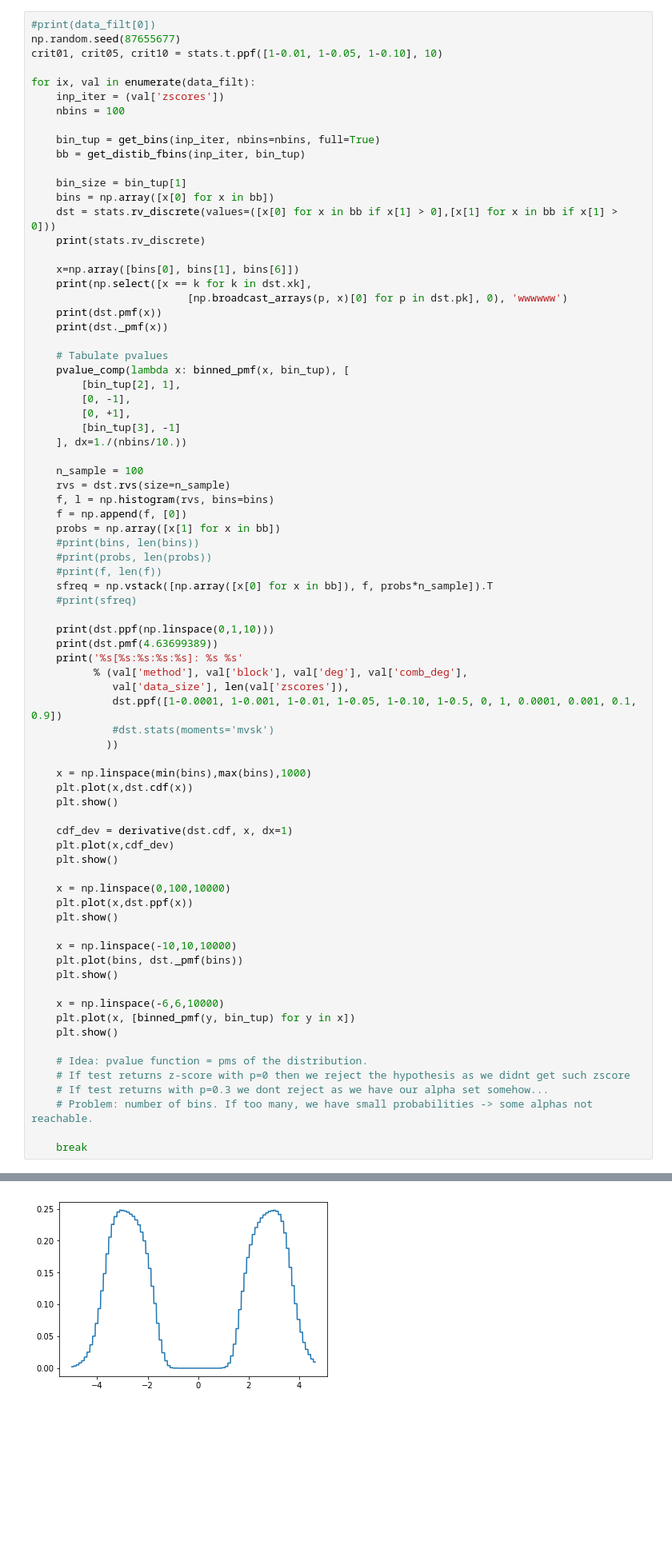
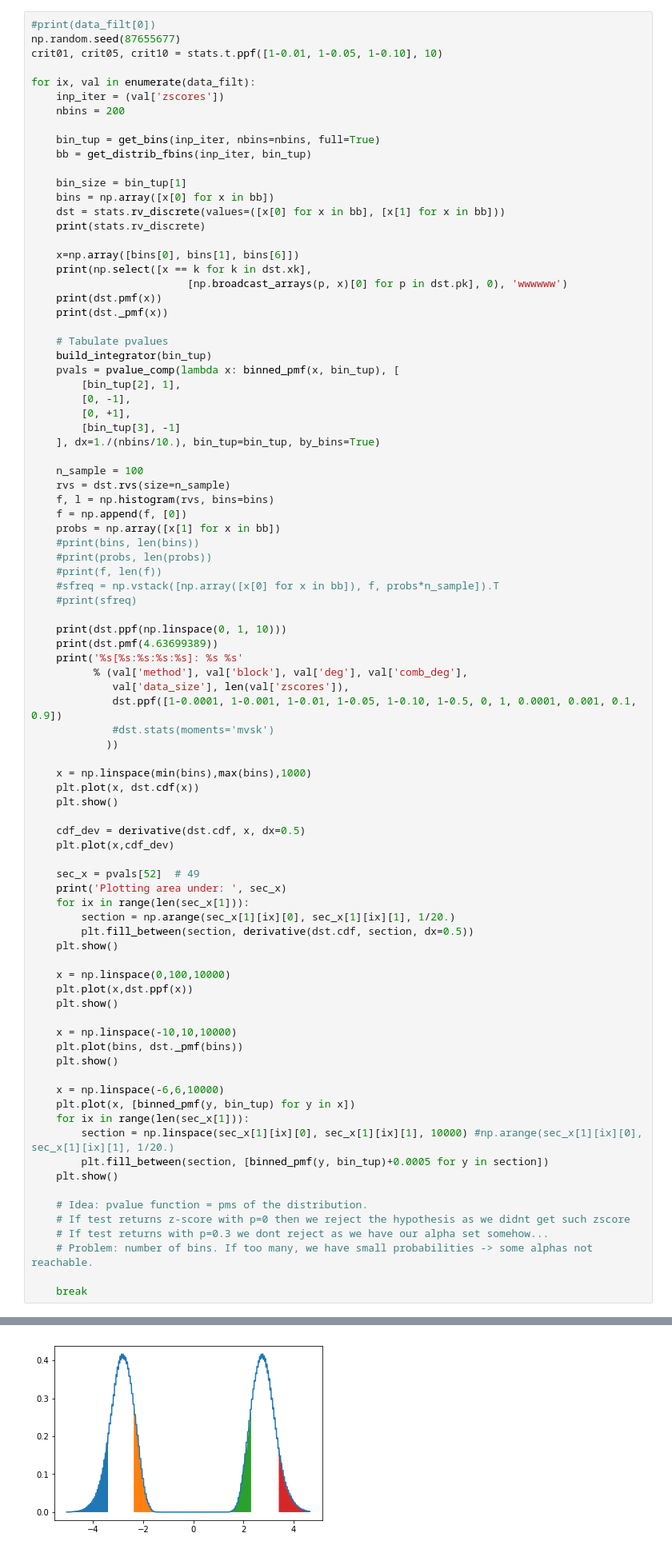
Before and after one commit to ph4r05/booltest, a Jupyter notebook: bool-pvalues.ipynb, the cells around one changed output, grey strips where cells are left out. Shown at 80% size. Saved outputs shown, nothing was run; the diff lists cells and outputs as text; blank space fills up the shorter version.

Commit message:
pval adjustments

```diff
--- a/bool-pvalues.ipynb
+++ b/bool-pvalues.ipynb
@@ -162,14 +188,14 @@ crit01, crit05, crit10 = stats.t.ppf([1-0.01, 1-0.05, 1-0.10], 10)
 
 for ix, val in enumerate(data_filt):
     inp_iter = (val['zscores'])
-    nbins = 100
+    nbins = 200
 
     bin_tup = get_bins(inp_iter, nbins=nbins, full=True)
-    bb = get_distib_fbins(inp_iter, bin_tup)
+    bb = get_distrib_fbins(inp_iter, bin_tup)
 
     bin_size = bin_tup[1]
     bins = np.array([x[0] for x in bb])
-    dst = stats.rv_discrete(values=([x[0] for x in bb if x[1] > 0],[x[1] for x in bb if x[1] > 0]))
+    dst = stats.rv_discrete(values=([x[0] for x in bb], [x[1] for x in bb]))
     print(stats.rv_discrete)
 
     x=np.array([bins[0], bins[1], bins[6]])
@@ -179,12 +205,13 @@ for ix, val in enumerate(data_filt):
     print(dst._pmf(x))
 
     # Tabulate pvalues
-    pvalue_comp(lambda x: binned_pmf(x, bin_tup), [
+    build_integrator(bin_tup)
+    pvals = pvalue_comp(lambda x: binned_pmf(x, bin_tup), [
         [bin_tup[2], 1],
         [0, -1],
         [0, +1],
         [bin_tup[3], -1]
-    ], dx=1./(nbins/10.))
+    ], dx=1./(nbins/10.), bin_tup=bin_tup, by_bins=True)
 
     n_sample = 100
     rvs = dst.rvs(size=n_sample)
@@ -194,10 +221,10 @@ for ix, val in enumerate(data_filt):
     #print(bins, len(bins))
     #print(probs, len(probs))
     #print(f, len(f))
-    sfreq = np.vstack([np.array([x[0] for x in bb]), f, probs*n_sample]).T
+    #sfreq = np.vstack([np.array([x[0] for x in bb]), f, probs*n_sample]).T
     #print(sfreq)
 
-    print(dst.ppf(np.linspace(0,1,10)))
+    print(dst.ppf(np.linspace(0, 1, 10)))
     print(dst.pmf(4.63699389))
     print('%s[%s:%s:%s:%s]: %s %s'
           % (val['method'], val['block'], val['deg'], val['comb_deg'],
@@ -207,11 +234,17 @@ for ix, val in enumerate(data_filt):
             ))
 
     x = np.linspace(min(bins),max(bins),1000)
-    plt.plot(x,dst.cdf(x))
+    plt.plot(x, dst.cdf(x))
     plt.show()
 
-    cdf_dev = derivative(dst.cdf, x, dx=1)
+    cdf_dev = derivative(dst.cdf, x, dx=0.5)
     plt.plot(x,cdf_dev)
+
+    sec_x = pvals[52]  # 49
+    print('Plotting area under: ', sec_x)
+    for ix in range(len(sec_x[1])):
+        section = np.arange(sec_x[1][ix][0], sec_x[1][ix][1], 1/20.)
+        plt.fill_between(section, derivative(dst.cdf, section, dx=0.5))
     plt.show()
 
     x = np.linspace(0,100,10000)
@@ -224,6 +257,9 @@ for ix, val in enumerate(data_filt):
 
     x = np.linspace(-6,6,10000)
     plt.plot(x, [binned_pmf(y, bin_tup) for y in x])
+    for ix in range(len(sec_x[1])):
+        section = np.linspace(sec_x[1][ix][0], sec_x[1][ix][1], 10000) #np.arange(sec_x[1][ix][0], sec_x[1][ix][1], 1/20.)
+        plt.fill_between(section, [binned_pmf(y, bin_tup)+0.0005 for y in section])
     plt.show()
 
     # Idea: pvalue function = pms of the distribution.
@@ -254,2 +291,2 @@ inctr-krnd-ri0[128:1:1:10]: 9886 [ 4.63699389  4.31555838  3.77983253  3.3512518
-[figure, old version]
+[figure, new version]
 [figure]
```
Also changed, not shown: parts of 7 cells of this notebook.
